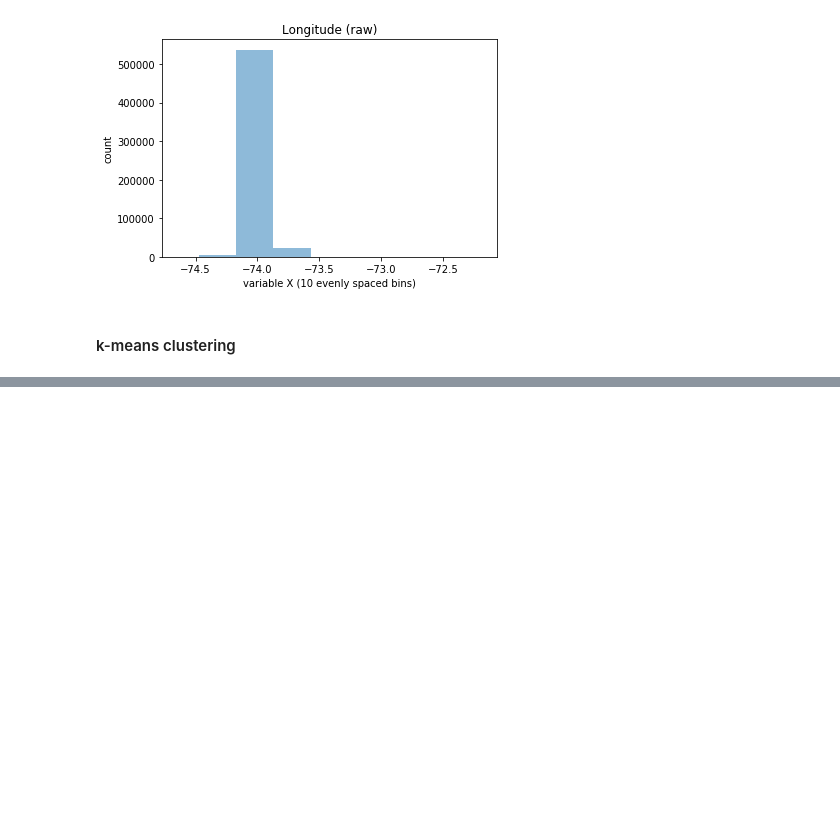
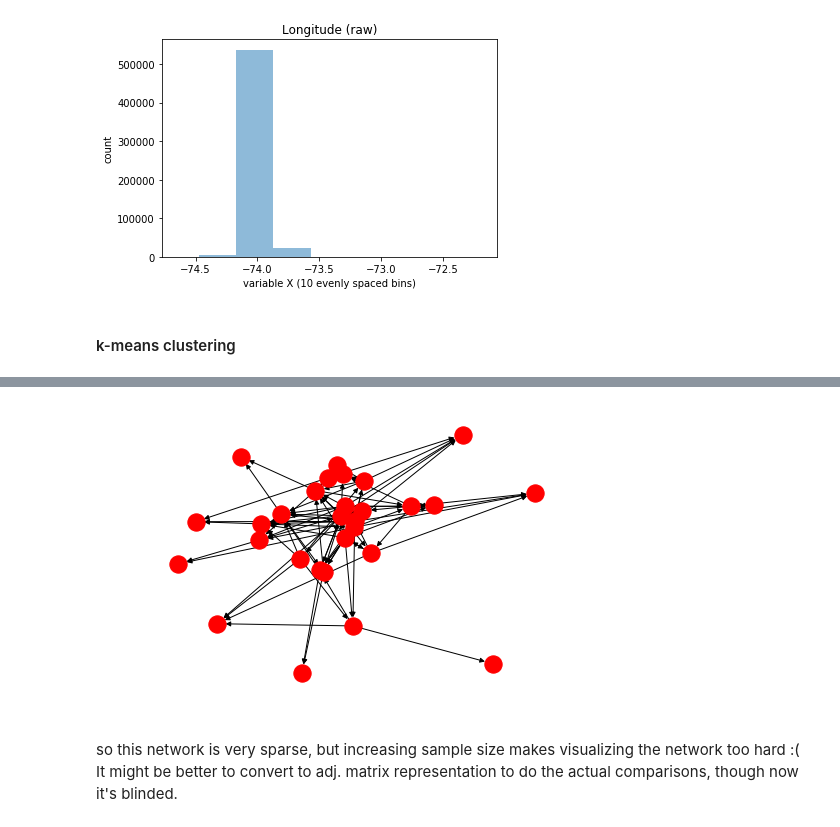
Before and after one commit to BisratM/NYC-Traffic-Analysis, a Jupyter notebook: parse_uber.ipynb, the cells around one changed output, grey strips where cells are left out. Saved outputs shown, nothing was run; the diff lists cells and outputs as text; code cells hidden in the pictures; blank space fills up the shorter version.

```diff
--- a/parse_uber.ipynb
+++ b/parse_uber.ipynb
@@ -162,0 +167,35 @@ k-means with outliers removed produces a decent-looking spread - but what does t
+# %%
+def createDiGraphK(data, sample_size, k, iters):
+    # cluster data using k-means
+    lat = data['Lat']
+    long = data['Lon']
+    coordinates= np.array(list(zip(lat, long)))
+    centroids, labels = kmeans2(whiten(coordinates), k, iter = iters)
+
+    # create graph with k nodes
+    G = nx.DiGraph();
+    for pick_up in range(sample_size):
+
+        # get k-means centroid from src and randomize dest based on uniform distribution among all clusters
+        rand_idx = random.randint(0, len(labels) - 1)
+        src = labels[rand_idx]
+        dest = random.randint(0, k - 1)
+        if (dest == src and src != 0):
+            dest = 0
+
+        # increase edge weight from src -->  dest by 1
+        if (G.has_edge(src, dest)):
+            G[src][dest]['weight'] += 1
+        else:
+            G.add_edge(src, dest, weight=1)
+
+        #print("Adding edge from " + str(src) + " to " + str(dest))
+    return G
+# %%
+G_k = createDiGraphK(data, 100, 30, 20)
+nx.draw(G_k)
+# %% [output]
+[figure, added]
+# %% [markdown]
+so this network is very sparse, but increasing sample size makes visualizing the network too hard :(
+It might be better to convert to adj. matrix representation to do the actual comparisons, though now it's blinded.
```
Also changed, not shown: parts of 8 cells of this notebook.
